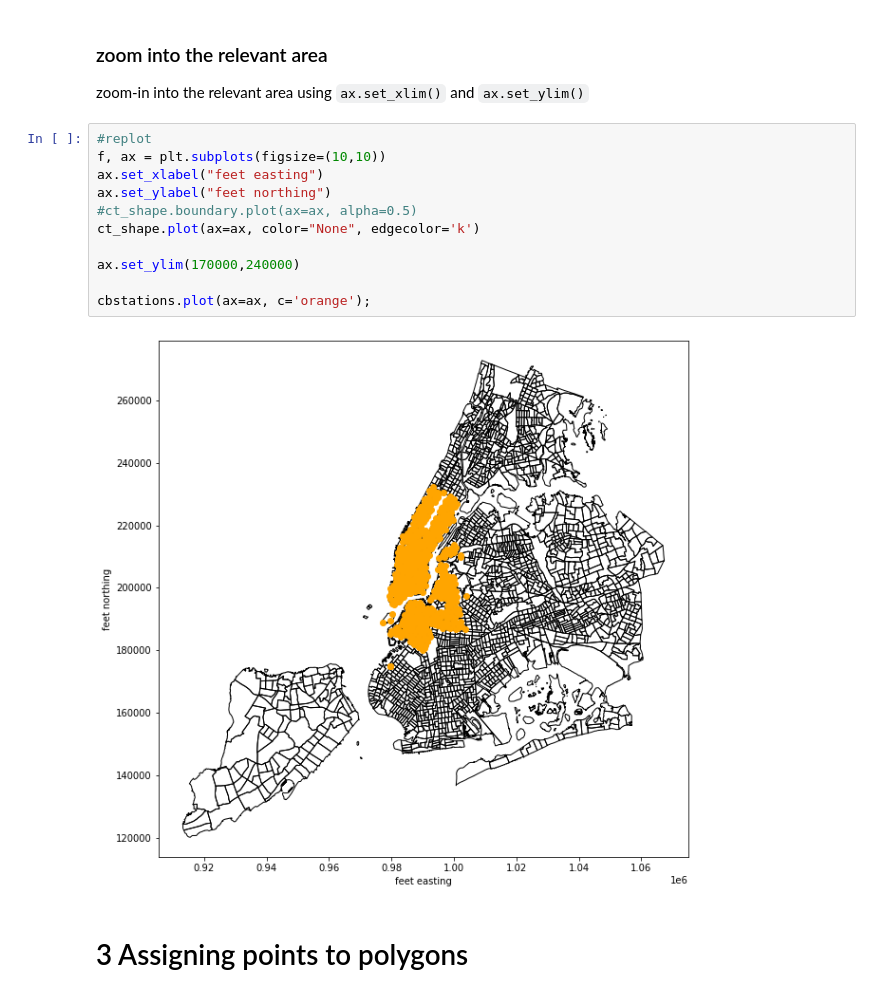
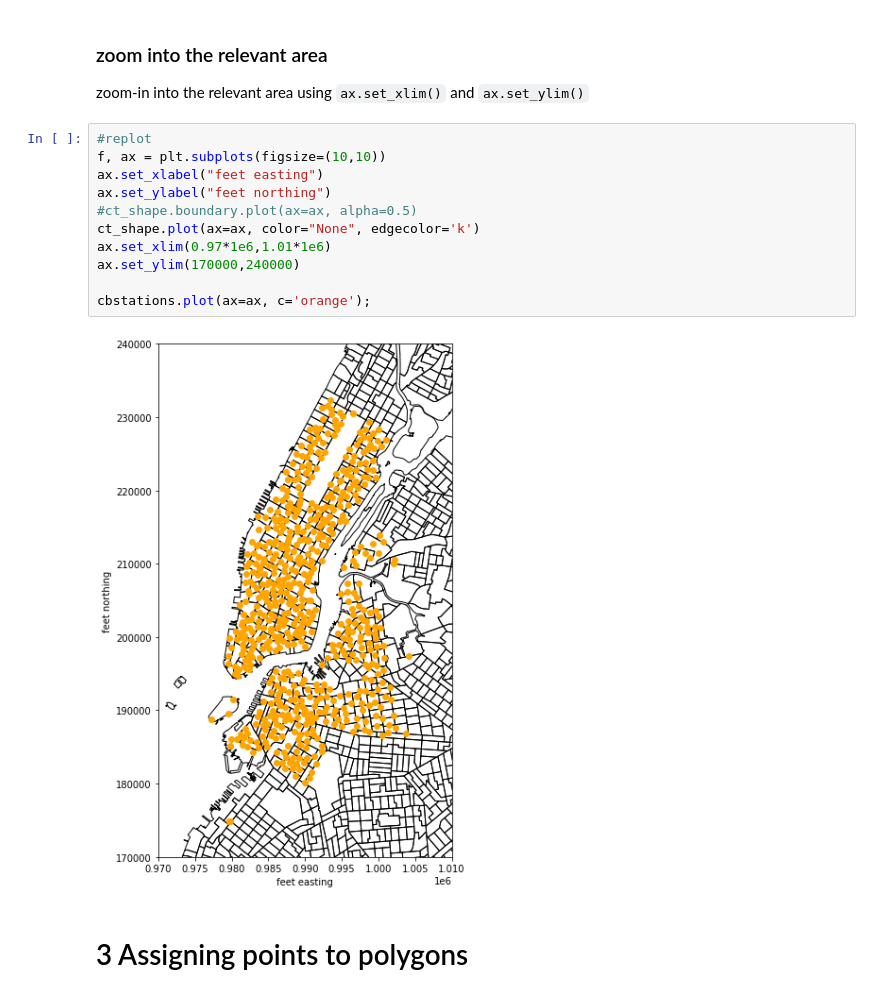
Before and after one commit to ReidelVichot/PUA2022_RVichot, a Jupyter notebook: HW4/Geospatial_NYCCitiBike_answer.ipynb, the cells around one changed output. Drawn from its saved outputs; the diff is of its cells as text.

```diff
--- a/HW4/Geospatial_NYCCitiBike_answer.ipynb
+++ b/HW4/Geospatial_NYCCitiBike_answer.ipynb
@@ -405,16 +407,16 @@
 # %%
 #replot
 f, ax = plt.subplots(figsize=(10,10))
 ax.set_xlabel("feet easting")
 ax.set_ylabel("feet northing")
 #ct_shape.boundary.plot(ax=ax, alpha=0.5)
 ct_shape.plot(ax=ax, color="None", edgecolor='k')
-
+ax.set_xlim(0.97*1e6,1.01*1e6)
 ax.set_ylim(170000,240000)
 
 cbstations.plot(ax=ax, c='orange');
 # %% [output]
-[figure, old version]
+[figure, new version]
 # %% [markdown]
 # 3 Assigning points to polygons
 # %% [markdown]
```
Also changed, not shown: parts of 10 cells of this notebook.
